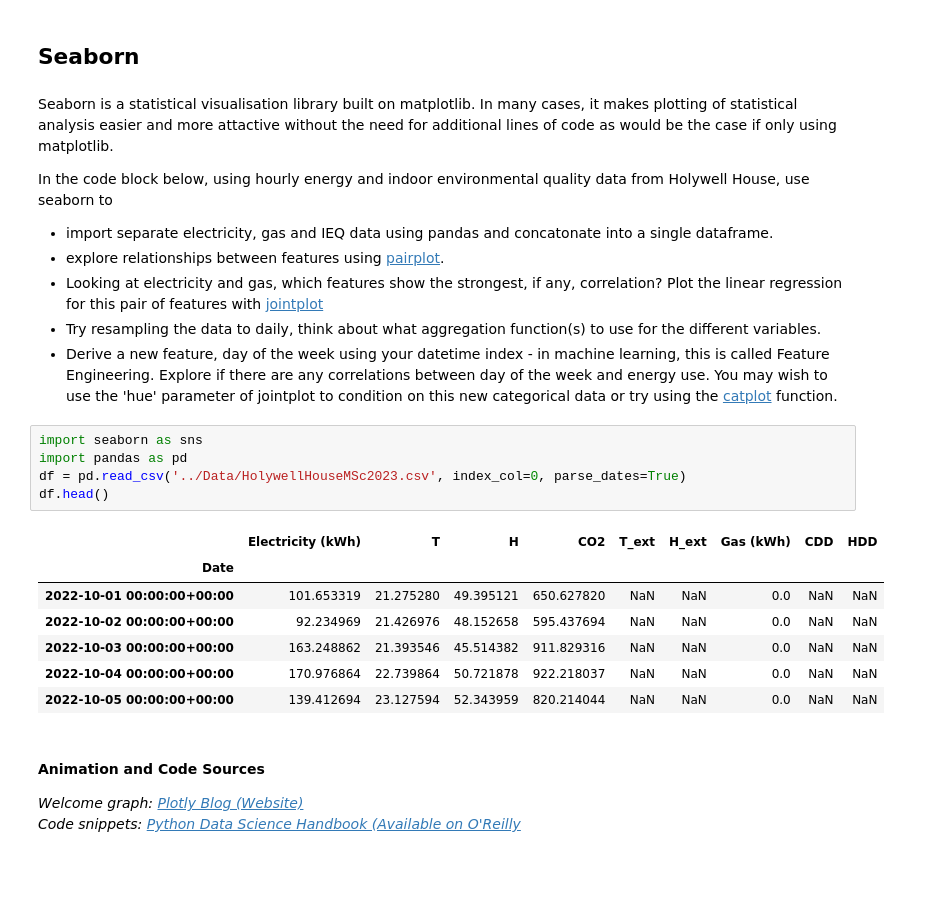
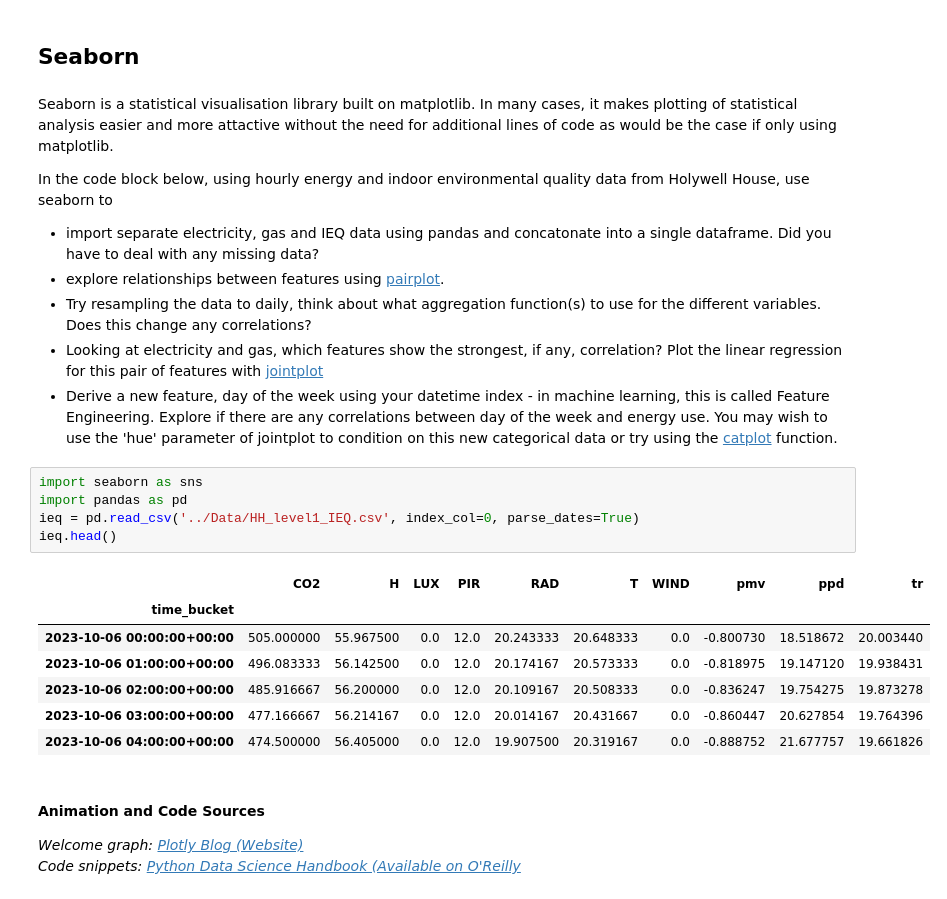
Before and after one commit to zarazoozi/OxEnergyMScPython, a Jupyter notebook: NotebooksScripts/Plotting_Tutorial.ipynb, the cells around one changed output. Saved outputs shown, nothing was run; the diff lists cells and outputs as text; blank space fills up the shorter version.

```diff
--- a/NotebooksScripts/Plotting_Tutorial.ipynb
+++ b/NotebooksScripts/Plotting_Tutorial.ipynb
@@ -157,24 +157,24 @@ plt.show(fig)
 Seaborn is a statistical visualisation library built on matplotlib. In many cases, it makes plotting of statistical analysis easier and more attactive without the need for additional lines of code as would be the case if only using matplotlib.
 
 In the code block below, using hourly energy and indoor environmental quality data from Holywell House, use seaborn to
-- import separate electricity, gas and IEQ data using pandas and concatonate into a single dataframe.
+- import separate electricity, gas and IEQ data using pandas and concatonate into a single dataframe. Did you have to deal with any missing data?
 - explore relationships between features using [pairplot](https://seaborn.pydata.org/generated/seaborn.pairplot.html).
+- Try resampling the data to daily, think about what aggregation function(s) to use for the different variables. Does this change any correlations?
 - Looking at electricity and gas, which features show the strongest, if any, correlation? Plot the linear regression for this pair of features with [jointplot](https://seaborn.pydata.org/generated/seaborn.jointplot.html#seaborn.jointplot)
-- Try resampling the data to daily, think about what aggregation function(s) to use for the different variables.
 - Derive a new feature, day of the week using your datetime index - in machine learning, this is called Feature Engineering. Explore if there are any correlations between day of the week and energy use. You may wish to use the 'hue' parameter of jointplot to condition on this new categorical data or try using the [catplot](https://seaborn.pydata.org/tutorial/categorical.html) function.
 # %%
 import seaborn as sns
 import pandas as pd
-df = pd.read_csv('../Data/HolywellHouseMSc2023.csv', index_col=0, parse_dates=True)
-df.head()
+ieq = pd.read_csv('../Data/HH_level1_IEQ.csv', index_col=0, parse_dates=True)
+ieq.head()
 # %% [output]
-|  | Electricity (kWh) | T | H | CO2 | T_ext | H_ext | Gas (kWh) | CDD | HDD |
-| Date |  |  |  |  |  |  |  |  |  |
-| 2022-10-01 00:00:00+00:00 | 101.653319 | 21.275280 | 49.395121 | 650.627820 | NaN | NaN | 0.0 | NaN | NaN |
-| 2022-10-02 00:00:00+00:00 | 92.234969 | 21.426976 | 48.152658 | 595.437694 | NaN | NaN | 0.0 | NaN | NaN |
-| 2022-10-03 00:00:00+00:00 | 163.248862 | 21.393546 | 45.514382 | 911.829316 | NaN | NaN | 0.0 | NaN | NaN |
-| 2022-10-04 00:00:00+00:00 | 170.976864 | 22.739864 | 50.721878 | 922.218037 | NaN | NaN | 0.0 | NaN | NaN |
-| 2022-10-05 00:00:00+00:00 | 139.412694 | 23.127594 | 52.343959 | 820.214044 | NaN | NaN | 0.0 | NaN | NaN |
+|  | CO2 | H | LUX | PIR | RAD | T | WIND | pmv | ppd | tr |
+| time_bucket |  |  |  |  |  |  |  |  |  |  |
+| 2023-10-06 00:00:00+00:00 | 505.000000 | 55.967500 | 0.0 | 12.0 | 20.243333 | 20.648333 | 0.0 | -0.800730 | 18.518672 | 20.003440 |
+| 2023-10-06 01:00:00+00:00 | 496.083333 | 56.142500 | 0.0 | 12.0 | 20.174167 | 20.573333 | 0.0 | -0.818975 | 19.147120 | 19.938431 |
+| 2023-10-06 02:00:00+00:00 | 485.916667 | 56.200000 | 0.0 | 12.0 | 20.109167 | 20.508333 | 0.0 | -0.836247 | 19.754275 | 19.873278 |
+| 2023-10-06 03:00:00+00:00 | 477.166667 | 56.214167 | 0.0 | 12.0 | 20.014167 | 20.431667 | 0.0 | -0.860447 | 20.627854 | 19.764396 |
+| 2023-10-06 04:00:00+00:00 | 474.500000 | 56.405000 | 0.0 | 12.0 | 19.907500 | 20.319167 | 0.0 | -0.888752 | 21.677757 | 19.661826 |
 # %% [markdown]
 
 #### Animation and Code Sources
```
Also changed, not shown: 8 other files.
